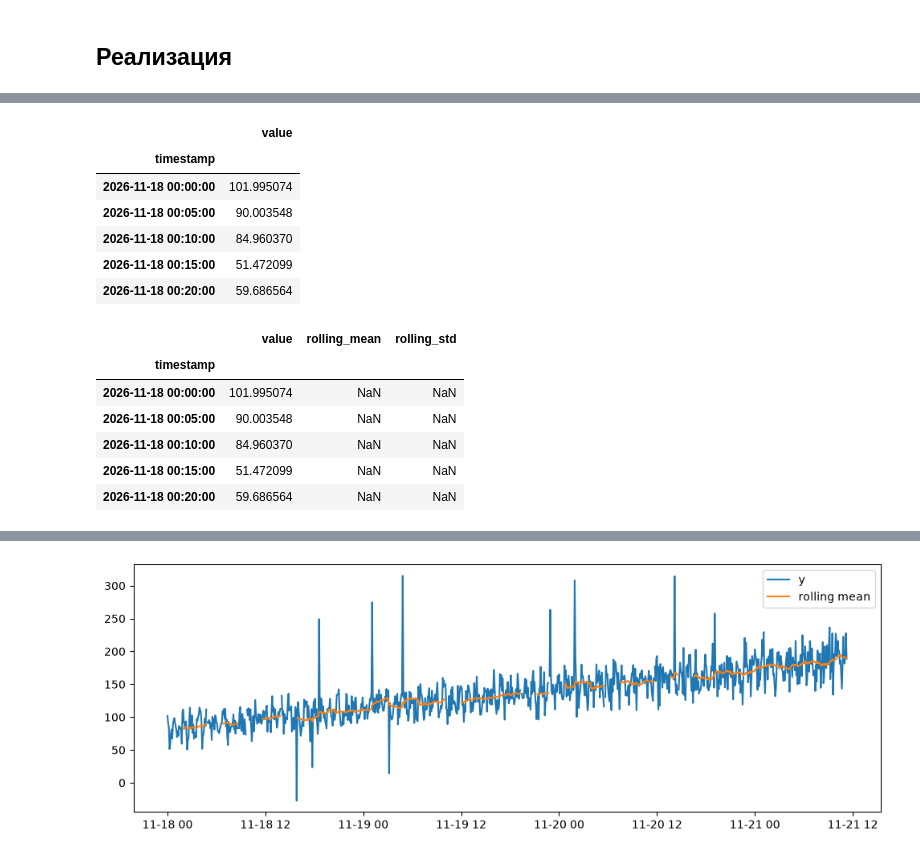
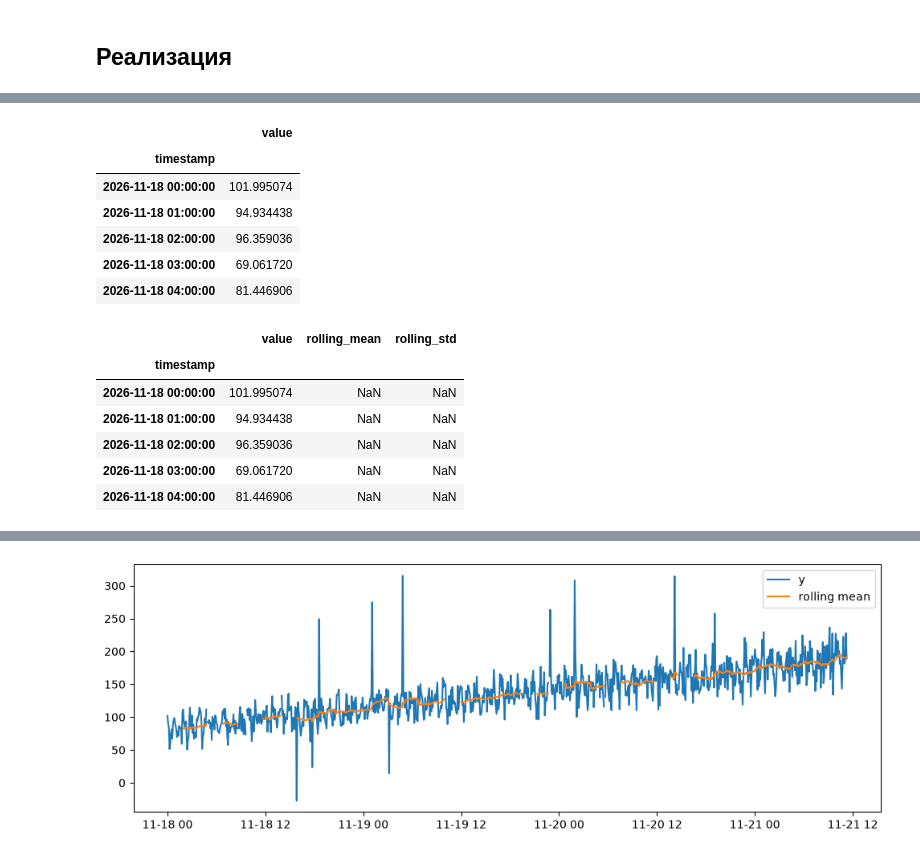
Before and after one commit to Rodeffs/Master1_Programming, a Jupyter notebook: Time_Series/01_lab/01_lab.ipynb, the cells around one changed output, grey strips where cells are left out. Drawn from its saved outputs; the diff is of its cells as text; code cells hidden in the pictures.

```diff
--- a/Time_Series/01_lab/01_lab.ipynb
+++ b/Time_Series/01_lab/01_lab.ipynb
@@ -26,16 +26,17 @@ df.head()
 # %%
-full_idx = pd.date_range(df.index.min(), df.index.max(), freq="h")
-df = df.reindex(full_idx)
-df.index.name = "timestamp"
+# Ряд сразу генерируется часовой, делать date_range не нужно
+# full_idx = pd.date_range(df.index.min(), df.index.max(), freq="h")
+# df = df.reindex(full_idx)
+# df.index.name = "timestamp"
 df.head()
 # %% [output]
 |  | value |
 | timestamp |  |
 | 2026-11-18 00:00:00 | 101.995074 |
-| 2026-11-18 00:05:00 | 90.003548 |
-| 2026-11-18 00:10:00 | 84.960370 |
-| 2026-11-18 00:15:00 | 51.472099 |
-| 2026-11-18 00:20:00 | 59.686564 |
+| 2026-11-18 01:00:00 | 94.934438 |
+| 2026-11-18 02:00:00 | 96.359036 |
+| 2026-11-18 03:00:00 | 69.061720 |
+| 2026-11-18 04:00:00 | 81.446906 |
 # %%
 df["rolling_mean"] = df["value"].rolling(24).mean()
 df["rolling_std"] = df["value"].rolling(24).std()
@@ -44,10 +45,10 @@ df.head()
 |  | value | rolling_mean | rolling_std |
 | timestamp |  |  |  |
 | 2026-11-18 00:00:00 | 101.995074 | NaN | NaN |
-| 2026-11-18 00:05:00 | 90.003548 | NaN | NaN |
-| 2026-11-18 00:10:00 | 84.960370 | NaN | NaN |
-| 2026-11-18 00:15:00 | 51.472099 | NaN | NaN |
-| 2026-11-18 00:20:00 | 59.686564 | NaN | NaN |
+| 2026-11-18 01:00:00 | 94.934438 | NaN | NaN |
+| 2026-11-18 02:00:00 | 96.359036 | NaN | NaN |
+| 2026-11-18 03:00:00 | 69.061720 | NaN | NaN |
+| 2026-11-18 04:00:00 | 81.446906 | NaN | NaN |
 # %%
 q1, q3 = df["value"].quantile([0.25, 0.75])
 iqr = q3 - q1
```
Also changed, not shown: parts of 2 cells of this notebook, 2 other files.
